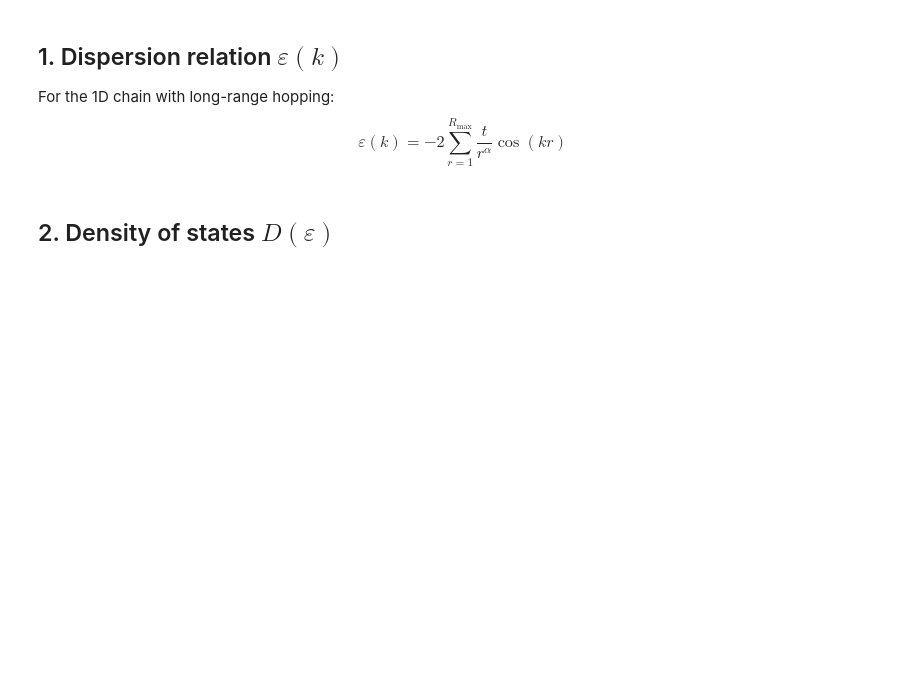
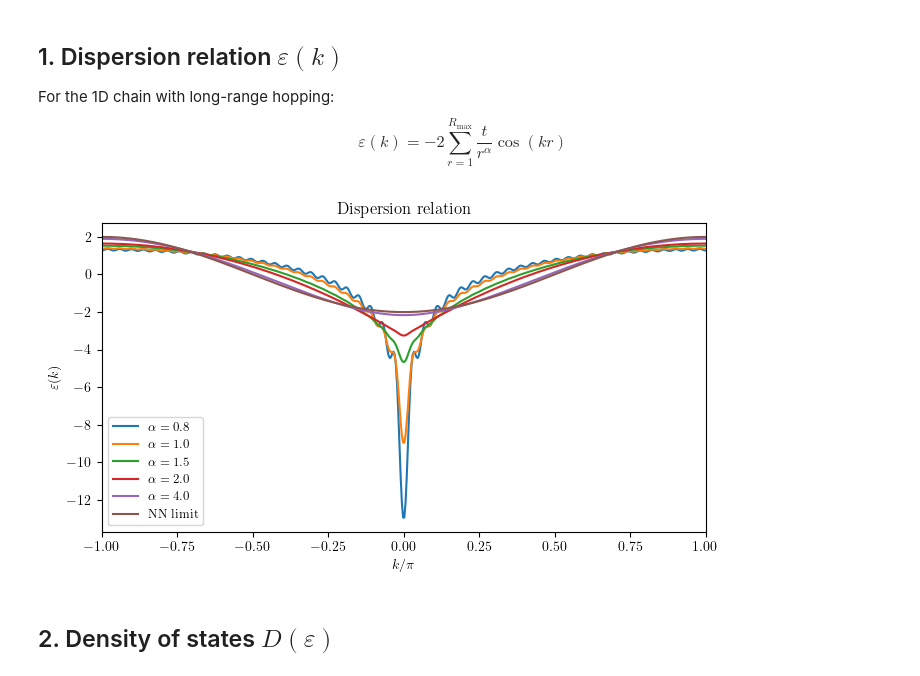
Before and after one commit to george-issa/lr-Hub, a Jupyter notebook: notebooks/00_sanity.ipynb, the cells around one changed output. Cells and saved outputs as stored; diff of their text form; code cells hidden in the pictures; blank space fills up the shorter version.

```diff
--- a/notebooks/00_sanity.ipynb
+++ b/notebooks/00_sanity.ipynb
@@ -16,37 +16,43 @@ import sys, os
 
 # Make analysis package importable from notebooks/
 sys.path.insert(0, os.path.join(os.path.dirname(os.getcwd()), ''))
-from analysis.extract import SimParams, scan_density_vs_mu
+from analysis import SimParams, scan_density_vs_mu, DATA_DIR, RESULTS_DIR  # type: ignore
 
-plt.rcParams.update({'figure.dpi': 120, 'font.size': 12})
+plt.rcParams.update({
+    'text.usetex': True,
+    'font.family': 'serif',
+    'font.serif': ['Computer Modern Roman'],
+})
 # %% [markdown]
 ## 1. Dispersion relation $\varepsilon(k)$
 
 For the 1D chain with long-range hopping:
 $$\varepsilon(k) = -2 \sum_{r=1}^{R_{\max}} \frac{t}{r^\alpha} \cos(kr)$$
 # %%
-def dispersion(k, alpha, Rmax=200):
+def dispersion(k, alpha, Rmax=50):
     """Non-interacting dispersion for 1D LR Hubbard chain."""
     eps = np.zeros_like(k, dtype=float)
     for r in range(1, Rmax + 1):
         eps -= 2.0 / r**alpha * np.cos(r * k)
     return eps
 
 k = np.linspace(-np.pi, np.pi, 500)
-alphas = [0.5, 0.8, 1.0, 1.5, 2.0, 10.0]  # 10.0 ≈ NN limit
-labels = [f'α={a}' if a < 5 else 'NN limit' for a in alphas]
+alphas = [0.8, 1.0, 1.5, 2.0, 4.0, 10.0]  # alpha = 6.0 ≈ NN limit
+labels = [fr'$\alpha={a}$' if a < 5 else 'NN limit' for a in alphas]
 
 fig, ax = plt.subplots(figsize=(7, 4))
 for a, lbl in zip(alphas, labels):
     ax.plot(k / np.pi, dispersion(k, a), label=lbl)
 ax.set_xlabel(r'$k / \pi$')
 ax.set_ylabel(r'$\varepsilon(k)$')
 ax.set_title('Dispersion relation')
 ax.legend(fontsize=9)
 ax.set_xlim(-1, 1)
 plt.tight_layout()
-plt.savefig('../results/dispersion_LR_1D.pdf')
+plt.savefig(RESULTS_DIR / 'dispersion_LR_1D.pdf')
 plt.show()
+# %% [output]
+[figure, added]
 # %% [markdown]
 ## 2. Density of states $D(\varepsilon)$
 # %%
```
Also changed, not shown: parts of 6 cells of this notebook, 7 other files.
